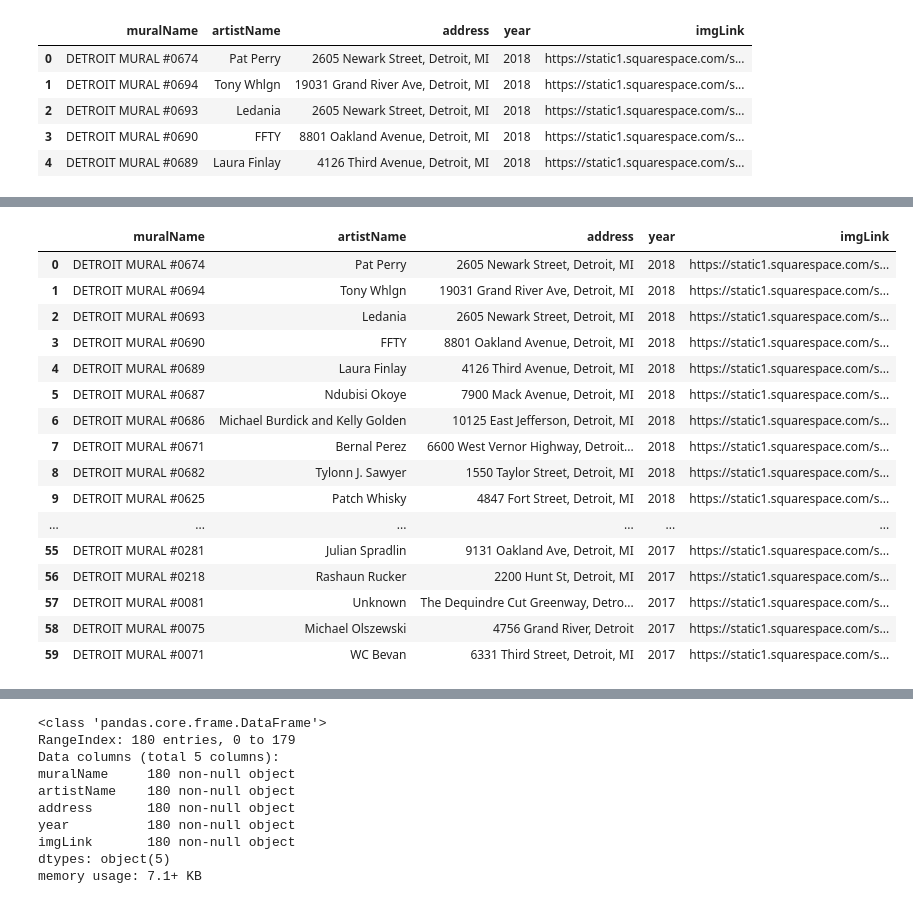
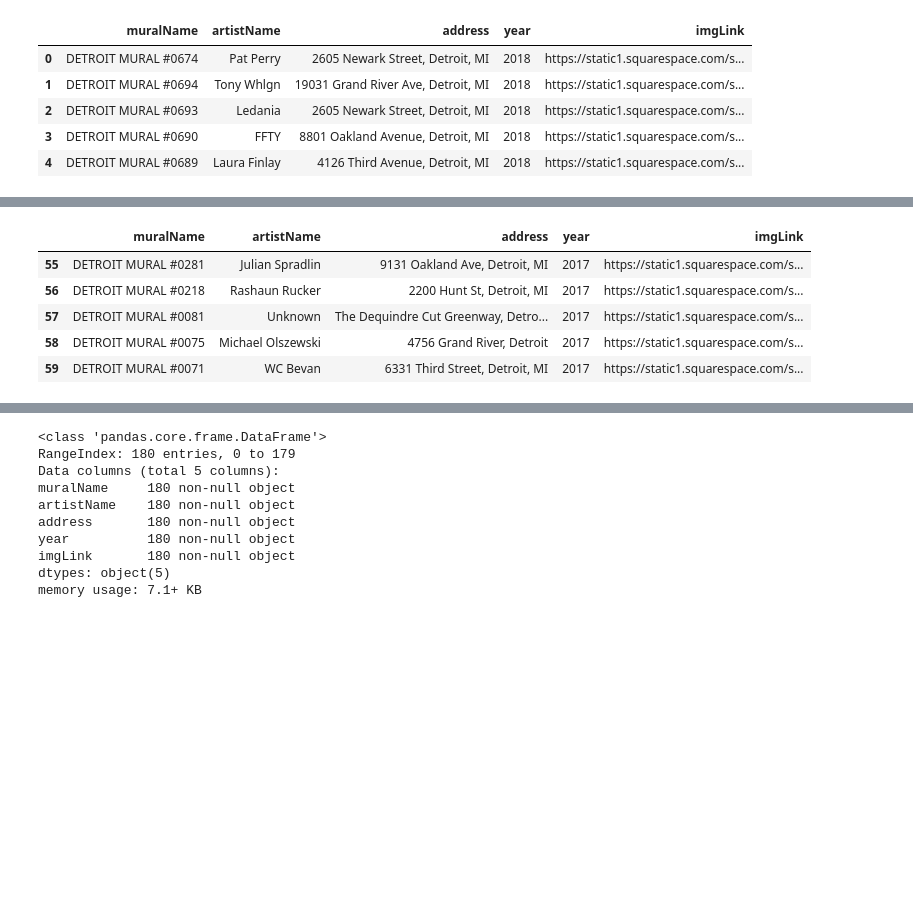
Before and after one commit to barohit/MuralDisplayDetroit, a Jupyter notebook: webscrapingscripts/1webscrape function.ipynb, the cells around one changed output, grey strips where cells are left out. Drawn from its saved outputs; the diff is of its cells as text; code cells hidden in the pictures; blank space fills up the shorter version.

```diff
--- a/webscrapingscripts/1webscrape function.ipynb
+++ b/webscrapingscripts/1webscrape function.ipynb
@@ -120,22 +109,11 @@ df = df.drop_duplicates().reset_index(drop=True)
 # %%
 #next page
 page_link = "https://detroitmopa.org/artworks?offset=1509132420361&tag=Murals"
 df = df.append(MuralScrape(page_link, df), ignore_index=True)
 df= df.drop_duplicates().reset_index(drop=True)
-df
+df.tail()
 # %% [output]
 |  | muralName | artistName | address | year | imgLink |
-| 0 | DETROIT MURAL #0674 | Pat Perry | 2605 Newark Street, Detroit, MI | 2018 | https://static1.squarespace.com/s... |
-| 1 | DETROIT MURAL #0694 | Tony Whlgn | 19031 Grand River Ave, Detroit, MI | 2018 | https://static1.squarespace.com/s... |
-| 2 | DETROIT MURAL #0693 | Ledania | 2605 Newark Street, Detroit, MI | 2018 | https://static1.squarespace.com/s... |
-| 3 | DETROIT MURAL #0690 | FFTY | 8801 Oakland Avenue, Detroit, MI | 2018 | https://static1.squarespace.com/s... |
-| 4 | DETROIT MURAL #0689 | Laura Finlay | 4126 Third Avenue, Detroit, MI | 2018 | https://static1.squarespace.com/s... |
-| 5 | DETROIT MURAL #0687 | Ndubisi Okoye | 7900 Mack Avenue, Detroit, MI | 2018 | https://static1.squarespace.com/s... |
-| 6 | DETROIT MURAL #0686 | Michael Burdick and Kelly Golden | 10125 East Jefferson, Detroit, MI | 2018 | https://static1.squarespace.com/s... |
-| 7 | DETROIT MURAL #0671 | Bernal Perez | 6600 West Vernor Highway, Detroit... | 2018 | https://static1.squarespace.com/s... |
-| 8 | DETROIT MURAL #0682 | Tylonn J. Sawyer | 1550 Taylor Street, Detroit, MI | 2018 | https://static1.squarespace.com/s... |
-| 9 | DETROIT MURAL #0625 | Patch Whisky | 4847 Fort Street, Detroit, MI | 2018 | https://static1.squarespace.com/s... |
-| ... | ... | ... | ... | ... | ... |
 | 55 | DETROIT MURAL #0281 | Julian Spradlin | 9131 Oakland Ave, Detroit, MI | 2017 | https://static1.squarespace.com/s... |
 | 56 | DETROIT MURAL #0218 | Rashaun Rucker | 2200 Hunt St, Detroit, MI | 2017 | https://static1.squarespace.com/s... |
 | 57 | DETROIT MURAL #0081 | Unknown | The Dequindre Cut Greenway, Detro... | 2017 | https://static1.squarespace.com/s... |
```
Also changed, not shown: parts of 11 cells of this notebook, 1 other file.
